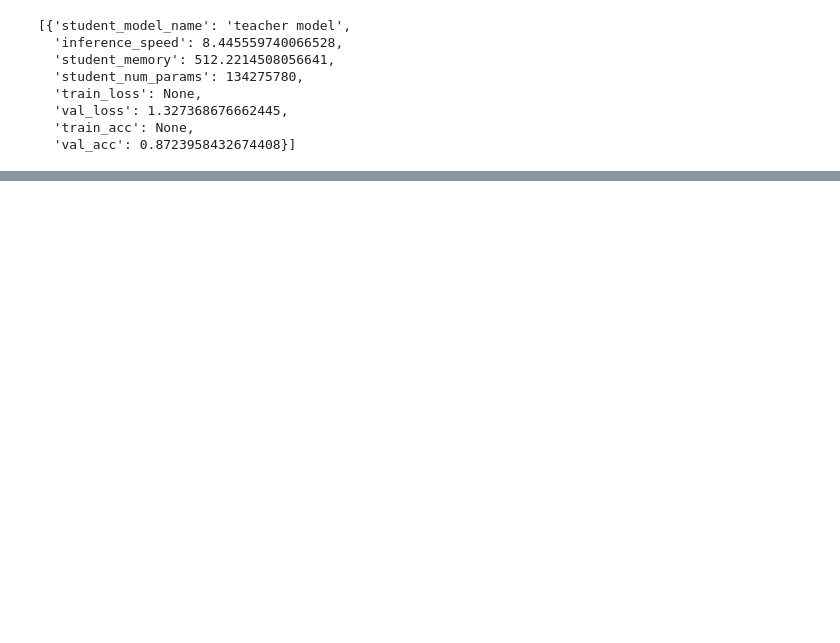
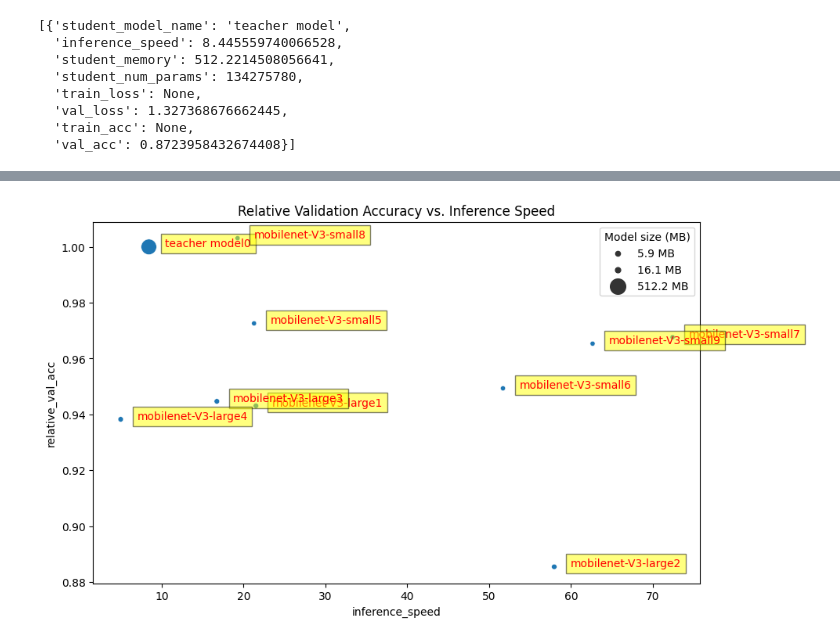
Before and after one commit to AndrisFreeman/KnowledgeDistillation_AZ, a Jupyter notebook: eval_experiments.ipynb, the cells around one changed output, grey strips where cells are left out. Drawn from its saved outputs; the diff is of its cells as text; code cells hidden in the pictures; blank space fills up the shorter version.

```diff
--- a/eval_experiments.ipynb
+++ b/eval_experiments.ipynb
@@ -237,0 +184,23 @@ plt.show()
+# %%
+# Create a scatter plot
+plt.figure(figsize=(10, 6))
+scatter = sns.scatterplot(data=df, x='inference_speed', y='relative_val_acc', size='student_memory', sizes=(20, 200))
+
+# Add model names as text annotations
+for i in range(df.shape[0]):
+    plt.text(x=df['inference_speed'].iloc[i]+2,
+             y=df['relative_val_acc'].iloc[i],
+             s=df['student_model_name'].iloc[i],
+             fontdict=dict(color='red',size=10),
+             bbox=dict(facecolor='yellow',alpha=0.5))
+
+# Modify the legend to round sizes and add a title
+handles, labels = scatter.get_legend_handles_labels()
+labels = [f'{round(float(label), 1)} MB' for label in labels]
+plt.legend(handles, labels, title='Model size (MB)')
+
+plt.title('Relative Validation Accuracy vs. Inference Speed')
+plt.savefig('images/fat_plot.png')
+plt.show()
+# %% [output]
+[figure, added]
```
Also changed, not shown: parts of 9 cells of this notebook, 1 other file.
